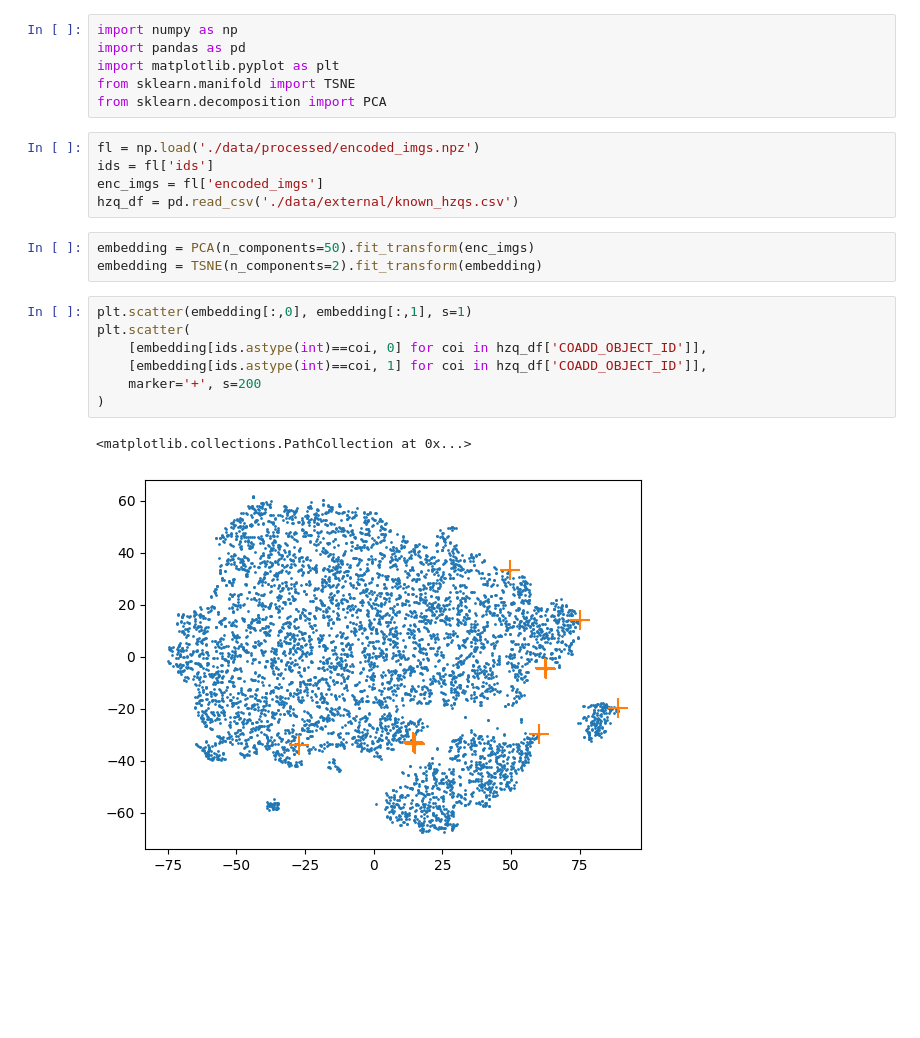
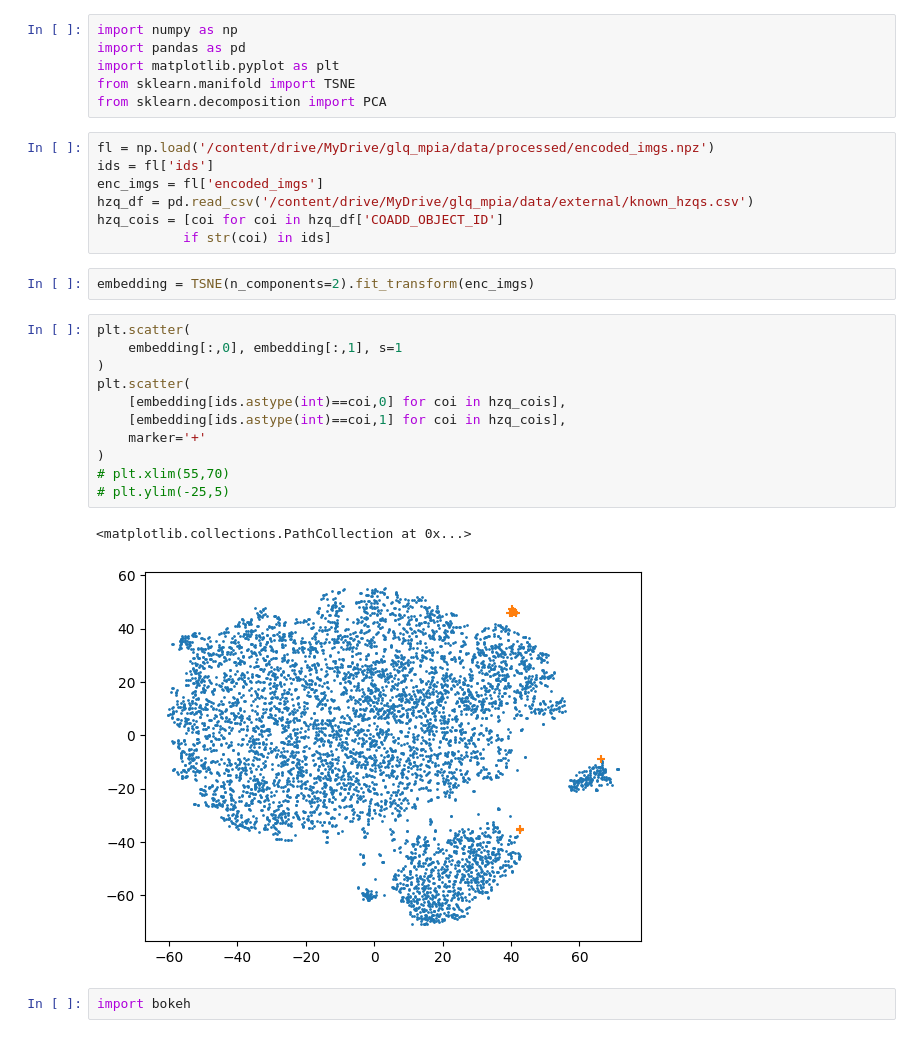
Before and after one commit to xbyrne/glq_mpia, a Jupyter notebook: contrastive_learning.ipynb, the cells around one changed output. Drawn from its saved outputs; the diff is of its cells as text; blank space fills up the shorter version.

```diff
--- a/contrastive_learning.ipynb
+++ b/contrastive_learning.ipynb
@@ -67,20 +76,27 @@ import matplotlib.pyplot as plt
 from sklearn.manifold import TSNE
 from sklearn.decomposition import PCA
 # %%
-fl = np.load('./data/processed/encoded_imgs.npz')
+fl = np.load('/content/drive/MyDrive/glq_mpia/data/processed/encoded_imgs.npz')
 ids = fl['ids']
 enc_imgs = fl['encoded_imgs']
-hzq_df = pd.read_csv('./data/external/known_hzqs.csv')
+hzq_df = pd.read_csv('/content/drive/MyDrive/glq_mpia/data/external/known_hzqs.csv')
+hzq_cois = [coi for coi in hzq_df['COADD_OBJECT_ID']
+           if str(coi) in ids]
 # %%
-embedding = PCA(n_components=50).fit_transform(enc_imgs)
-embedding = TSNE(n_components=2).fit_transform(embedding)
+embedding = TSNE(n_components=2).fit_transform(enc_imgs)
 # %%
-plt.scatter(embedding[:,0], embedding[:,1], s=1)
 plt.scatter(
-    [embedding[ids.astype(int)==coi, 0] for coi in hzq_df['COADD_OBJECT_ID']],
-    [embedding[ids.astype(int)==coi, 1] for coi in hzq_df['COADD_OBJECT_ID']],
-    marker='+', s=200
+    embedding[:,0], embedding[:,1], s=1
 )
+plt.scatter(
+    [embedding[ids.astype(int)==coi,0] for coi in hzq_cois],
+    [embedding[ids.astype(int)==coi,1] for coi in hzq_cois],
+    marker='+'
+)
+# plt.xlim(55,70)
+# plt.ylim(-25,5)
 # %% [output]
 <matplotlib.collections.PathCollection at 0x...>
-[figure, old version]
+[figure, new version]
+# %%
+import bokeh
```
Also changed, not shown: parts of 5 cells of this notebook, 5 other files.
